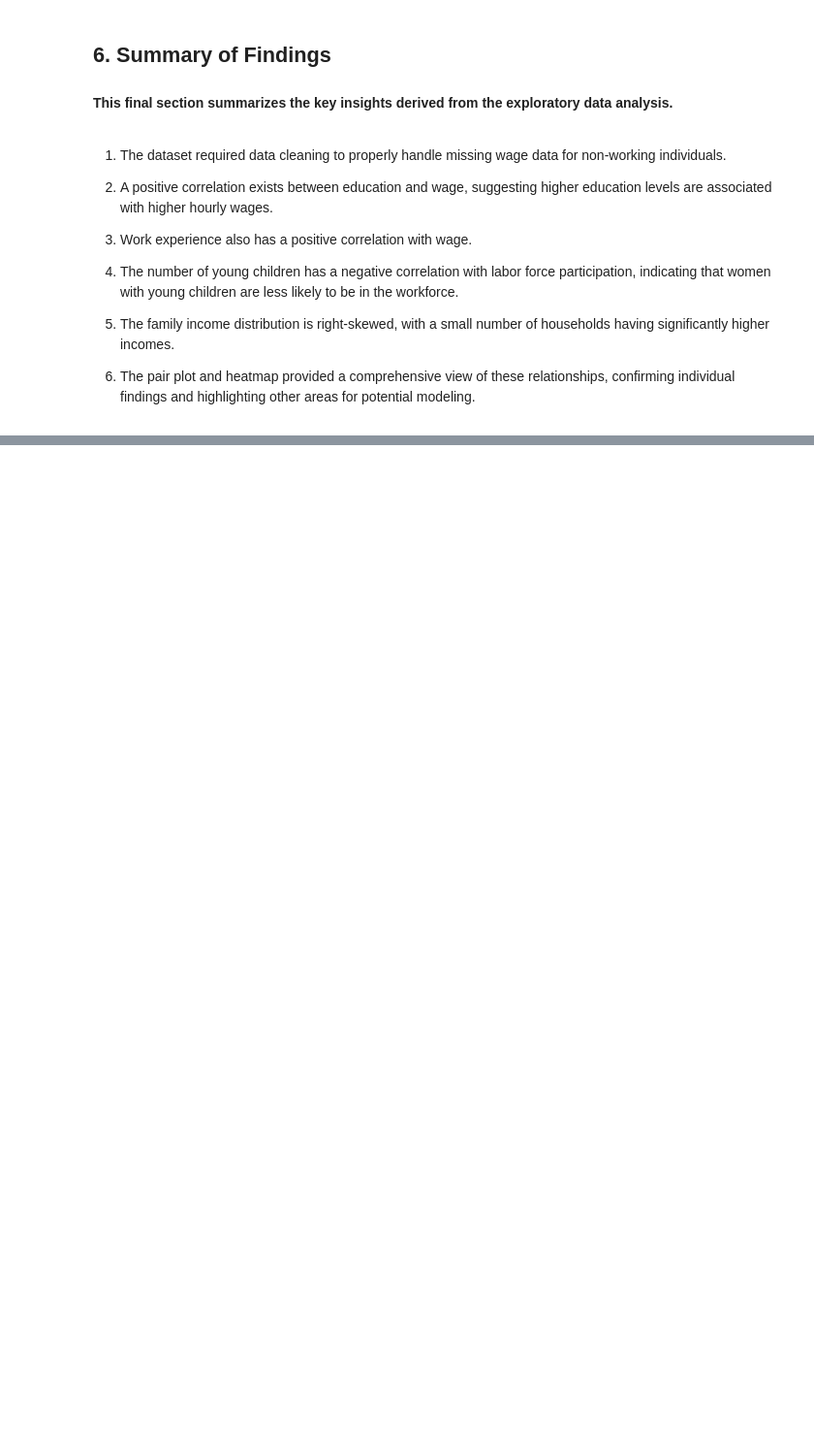
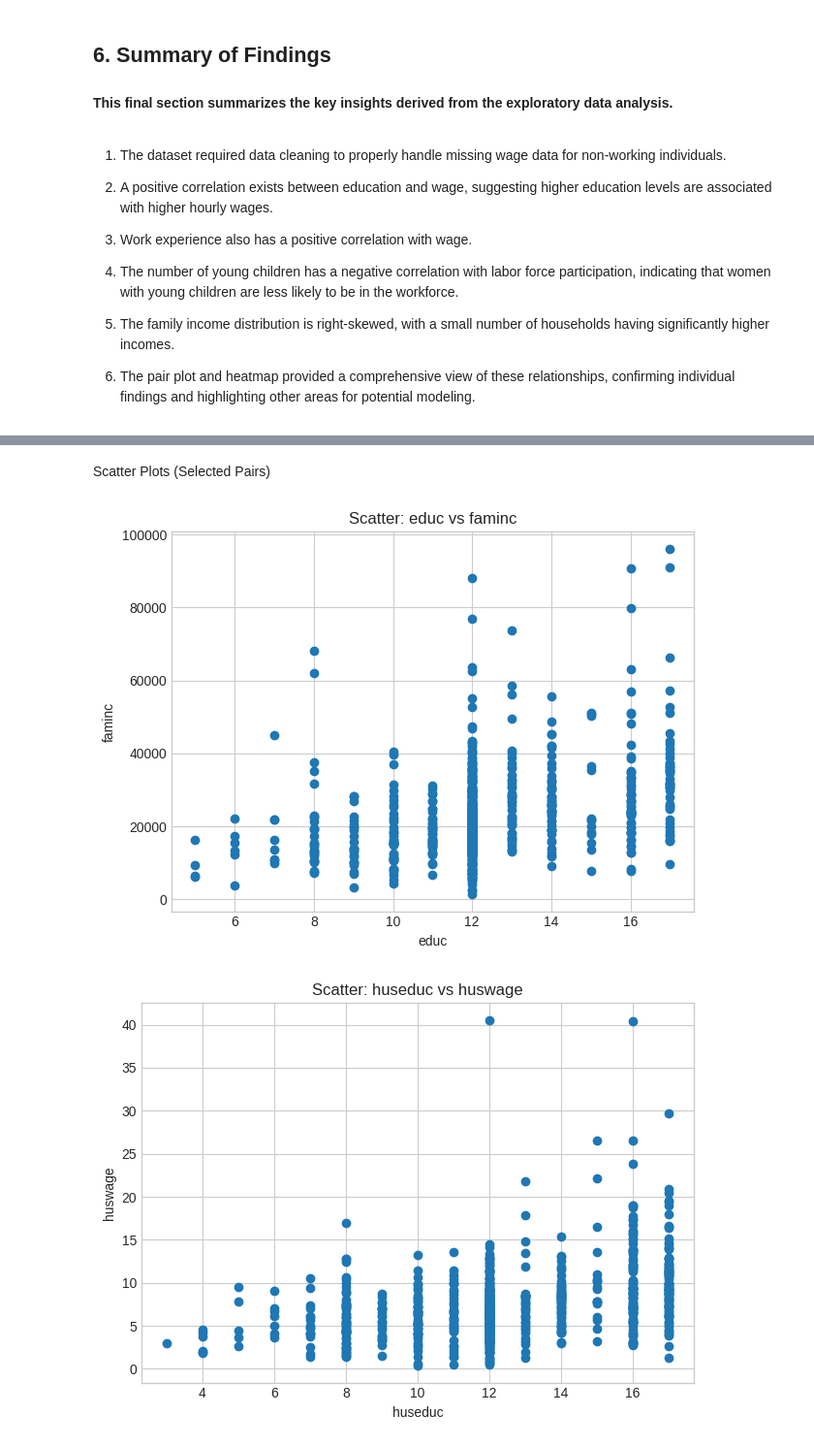
Before and after one commit to Armaan8/EDA, a Jupyter notebook: 22BDS0317.ipynb, the cells around one changed output, grey strips where cells are left out. Shown at 97% size. Cells and saved outputs as stored; diff of their text form; code cells hidden in the pictures; blank space fills up the shorter version.

```diff
--- a/22BDS0317.ipynb
+++ b/22BDS0317.ipynb
@@ -290,0 +298,8 @@ plt.show()
+# %%
+plt.style.use('seaborn-v0_8-whitegrid')
+cat_cols = [c for c in ['inlf', 'city'] if c in df.columns]
+binary_like = []
+for col in df_numeric.columns:
+    vals = df_numeric[col].dropna().unique()
+    if len(vals) <= 3 and set(vals).issubset({0, 1, 2}):
+        binary_like.append(col)
@@ -290,0 +449,24 @@ plt.show()
+# %% [markdown]
+Scatter Plots (Selected Pairs)
+# %%
+pairs = [
+    ('educ', 'faminc'),     # Education vs family income
+    ('huseduc', 'huswage'), # Husband's education vs husband's wage
+    ('exper', 'hours')      # Experience vs hours worked
+]
+if 'wage' in df_num.columns and 'educ' in df_num.columns:
+    pairs.append(('educ','wage'))
+
+for x, y in pairs:
+    if x in df_num.columns and y in df_num.columns:
+        tmp = df_num[[x, y]].dropna()
+        if not tmp.empty:
+            plt.figure()
+            plt.scatter(tmp[x], tmp[y])
+            plt.title(f'Scatter: {x} vs {y}')
+            plt.xlabel(x); plt.ylabel(y)
+            plt.tight_layout()
+            plt.show()
+# %% [output]
+[figure, added]
+[figure, added]
```
Also changed, not shown: parts of 25 cells of this notebook.
